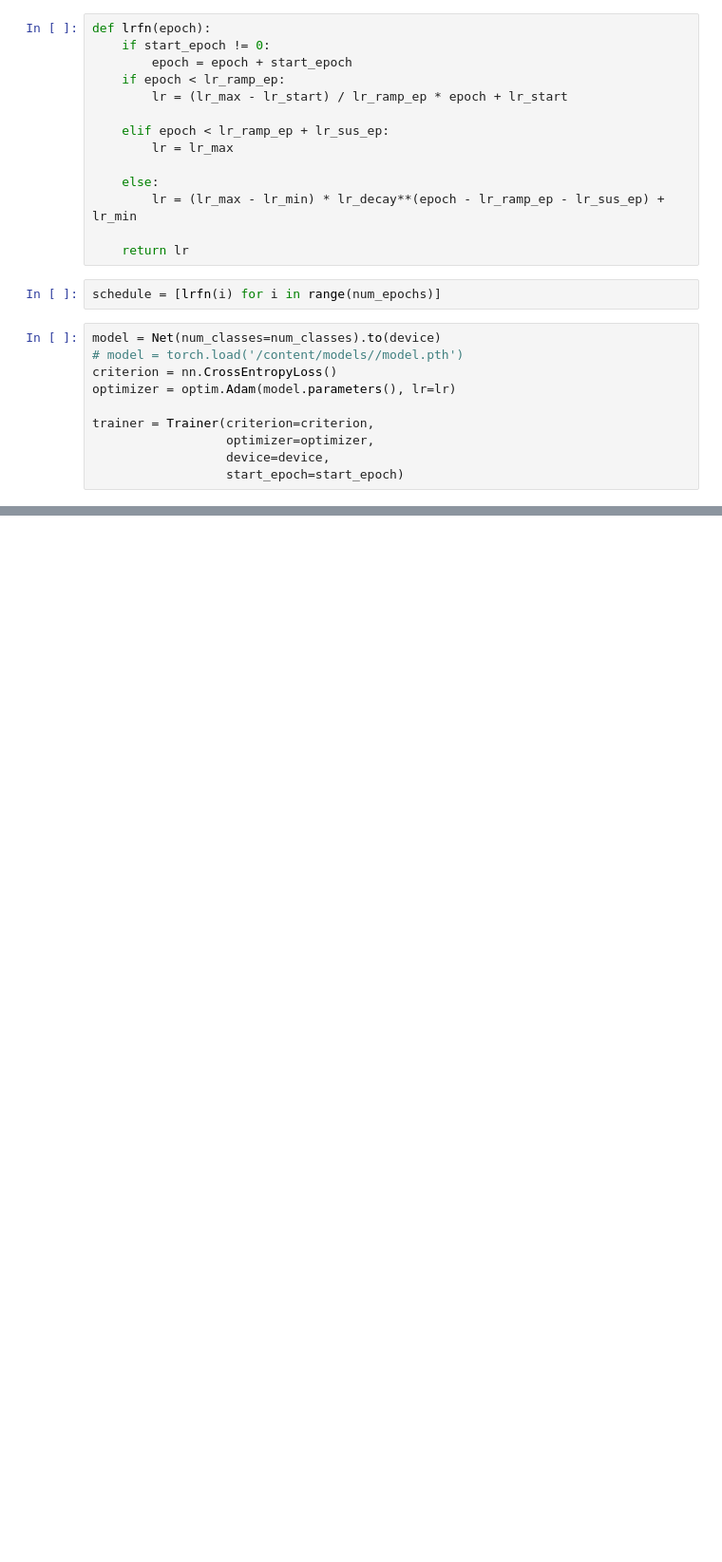
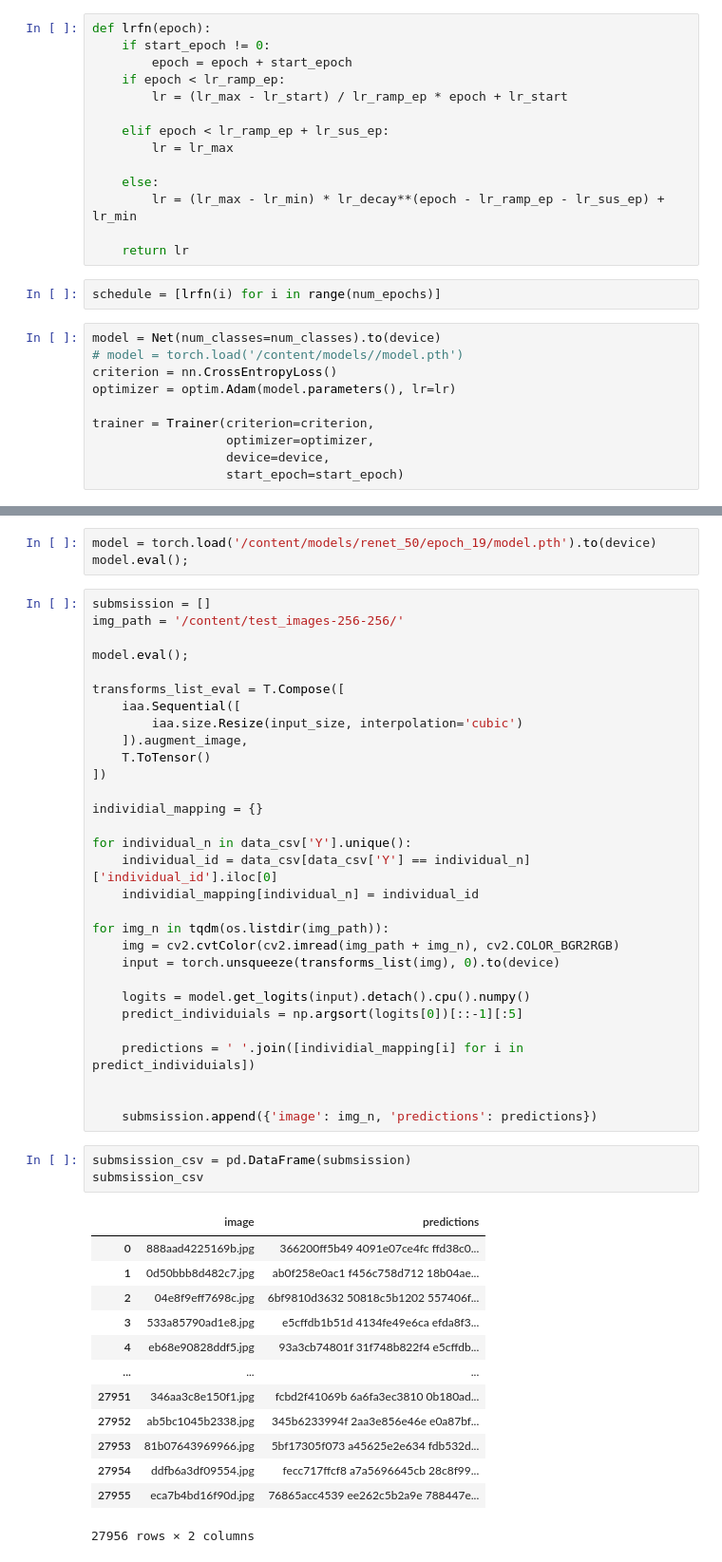
Before and after one commit to T1murKO/happywhale, a Jupyter notebook: ArcFace2.ipynb, the cells around one changed output, grey strips where cells are left out. Shown: that part at 95% size. Cells and saved outputs as stored; diff of their text form; blank space fills up the shorter version.

```diff
--- a/ArcFace2.ipynb
+++ b/ArcFace2.ipynb
@@ -350,0 +386,50 @@ trainer.run(model, train_loader, epochs=num_epochs, save_path=save_path, schedul
+# %%
+model = torch.load('/content/models/renet_50/epoch_19/model.pth').to(device)
+model.eval();
+# %%
+submsission = []
+img_path = '/content/test_images-256-256/'
+
+model.eval();
+
+transforms_list_eval = T.Compose([
+    iaa.Sequential([
+        iaa.size.Resize(input_size, interpolation='cubic')
+    ]).augment_image,
+    T.ToTensor()
+])
+
+individial_mapping = {}
+
+for individual_n in data_csv['Y'].unique():
+    individual_id = data_csv[data_csv['Y'] == individual_n]['individual_id'].iloc[0]
+    individial_mapping[individual_n] = individual_id
+
+for img_n in tqdm(os.listdir(img_path)):
+    img = cv2.cvtColor(cv2.imread(img_path + img_n), cv2.COLOR_BGR2RGB)
+    input = torch.unsqueeze(transforms_list(img), 0).to(device)
+
+    logits = model.get_logits(input).detach().cpu().numpy()
+    predict_individuials = np.argsort(logits[0])[::-1][:5]
+
+    predictions = ' '.join([individial_mapping[i] for i in predict_individuials])
+
+
+    submsission.append({'image': img_n, 'predictions': predictions})
+# %%
+submsission_csv = pd.DataFrame(submsission)
+submsission_csv
+# %% [output]
+|  | image | predictions |
+| 0 | 888aad4225169b.jpg | 366200ff5b49 4091e07ce4fc ffd38c0... |
+| 1 | 0d50bbb8d482c7.jpg | ab0f258e0ac1 f456c758d712 18b04ae... |
+| 2 | 04e8f9eff7698c.jpg | 6bf9810d3632 50818c5b1202 557406f... |
+| 3 | 533a85790ad1e8.jpg | e5cffdb1b51d 4134fe49e6ca efda8f3... |
+| 4 | eb68e90828ddf5.jpg | 93a3cb74801f 31f748b822f4 e5cffdb... |
+| ... | ... | ... |
+| 27951 | 346aa3c8e150f1.jpg | fcbd2f41069b 6a6fa3ec3810 0b180ad... |
+| 27952 | ab5bc1045b2338.jpg | 345b6233994f 2aa3e856e46e e0a87bf... |
+| 27953 | 81b07643969966.jpg | 5bf17305f073 a45625e2e634 fdb532d... |
+| 27954 | ddfb6a3df09554.jpg | fecc717ffcf8 a7a5696645cb 28c8f99... |
+| 27955 | eca7b4bd16f90d.jpg | 76865acc4539 ee262c5b2a9e 788447e... |
+27956 rows × 2 columns
```
Also changed, not shown: parts of 8 cells of this notebook.
